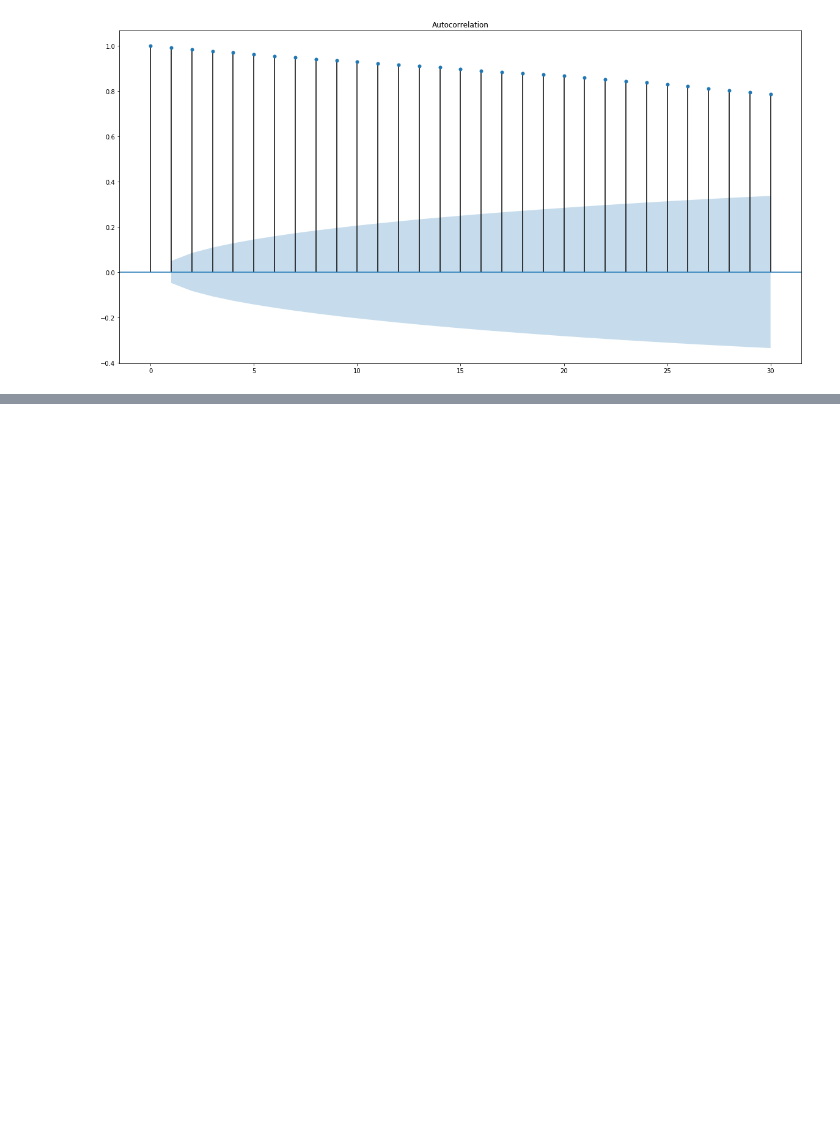
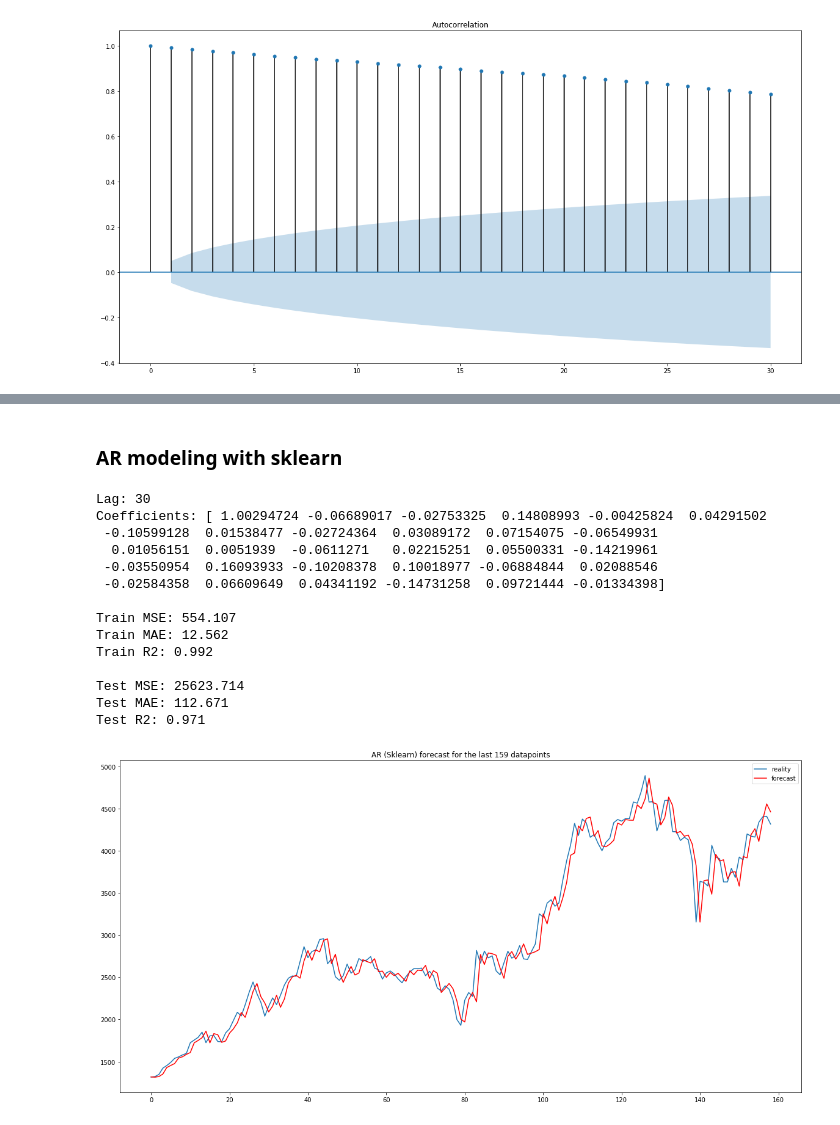
Before and after one commit to augusteby/predicryptocoins, a Jupyter notebook: eda/eda_timeseries_analysis.ipynb, the cells around one changed output, grey strips where cells are left out. Saved outputs shown, nothing was run; the diff lists cells and outputs as text; code cells hidden in the pictures; blank space fills up the shorter version.

```diff
--- a/eda/eda_timeseries_analysis.ipynb
+++ b/eda/eda_timeseries_analysis.ipynb
@@ -531,0 +543,66 @@ Test R2: -3.294
+# %% [markdown]
+### AR modeling with sklearn
+# %%
+from sklearn.linear_model import LinearRegression
+
+y=lagged_data['original'].values
+X=lagged_data.drop('original',1).values
+
+n=len(X)
+n_train=int(ratio_train*n)
+n_test=n-n_train
+X_train,X_test=X[:n_train],X[n_train:]
+y_train,y_test=y[:n_train],y[n_train:]
+
+linear_reg = LinearRegression()
+linear_reg.fit(X_train,y_train)
+
+print('Lag: %s' % lagmax)
+print('Coefficients: %s' % linear_reg.coef_)
+print('')
+
+pred_ar_train_sk = linear_reg.predict(X_train)
+pred_ar_test_sk = linear_reg.predict(X_test)
+
+ar_mse_train_sk = mean_squared_error(y_train,pred_ar_train_sk)
+ar_mae_train_sk = mean_absolute_error(y_train,pred_ar_train_sk)
+ar_r2_train_sk = r2_score(y_train,pred_ar_train_sk)
+
+ar_mse_test_sk = mean_squared_error(y_test,pred_ar_test_sk)
+ar_mae_test_sk = mean_absolute_error(y_test,pred_ar_test_sk)
+ar_r2_test_sk = r2_score(y_test,pred_ar_test_sk)
+
+print('Train MSE: %.3f' % ar_mse_train_sk)
+print('Train MAE: %.3f' % ar_mae_train_sk)
+print('Train R2: %.3f' % ar_r2_train_sk)
+print('')
+print('Test MSE: %.3f' % ar_mse_test_sk)
+print('Test MAE: %.3f' % ar_mae_test_sk)
+print('Test R2: %.3f' % ar_r2_test_sk)
+
+# plot results
+plt.figure(figsize=(20,10))
+#plt.plot(X_train)
+#plt.plot([None for i in X_train] + [x for x in X_test])
+#plt.plot([None for i in X_train] + [x for x in pred_ar_test], color='red')
+plt.plot(y_test, label='reality')
+plt.plot(pred_ar_test_sk, label='forecast', color='red')
+plt.title('AR (Sklearn) forecast for the last %d datapoints'%n_test)
+plt.legend()
+plt.show()
+# %% [output]
+Lag: 30
+Coefficients: [ 1.00294724 -0.06689017 -0.02753325  0.14808993 -0.00425824  0.04291502
+ -0.10599128  0.01538477 -0.02724364  0.03089172  0.07154075 -0.06549931
+  0.01056151  0.0051939  -0.0611271   0.02215251  0.05500331 -0.14219961
+ -0.03550954  0.16093933 -0.10208378  0.10018977 -0.06884844  0.02088546
+ -0.02584358  0.06609649  0.04341192 -0.14731258  0.09721444 -0.01334398]
+
+Train MSE: 554.107
+Train MAE: 12.562
+Train R2: 0.992
+
+Test MSE: 25623.714
+Test MAE: 112.671
+Test R2: 0.971
+[figure, added]
```
Also changed, not shown: parts of 22 cells of this notebook, 1 other file.
